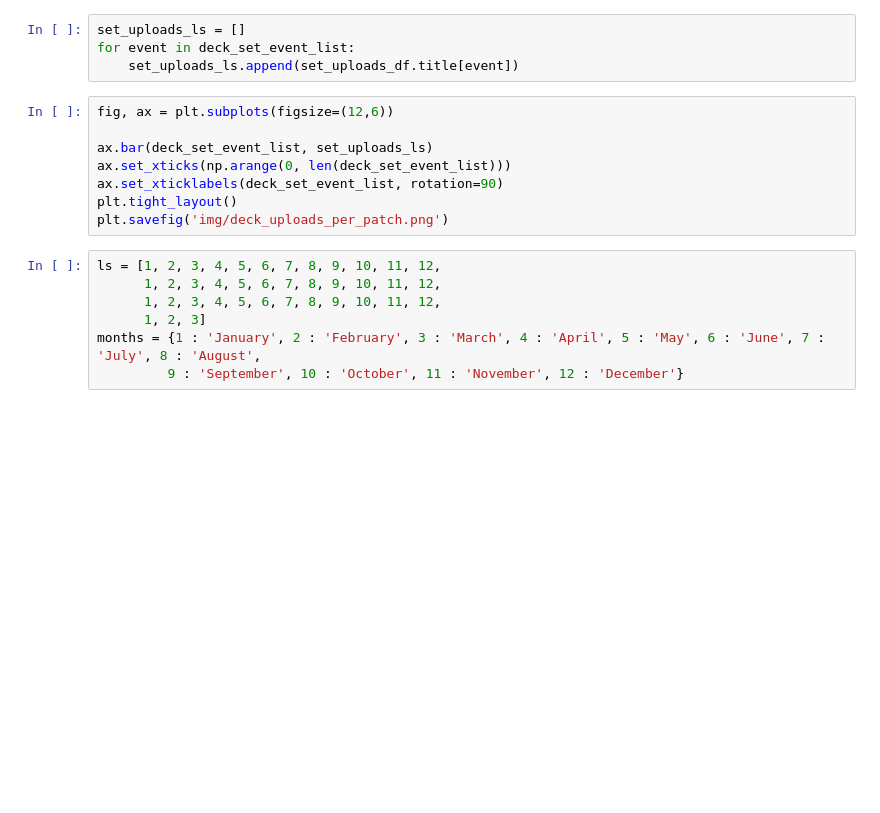
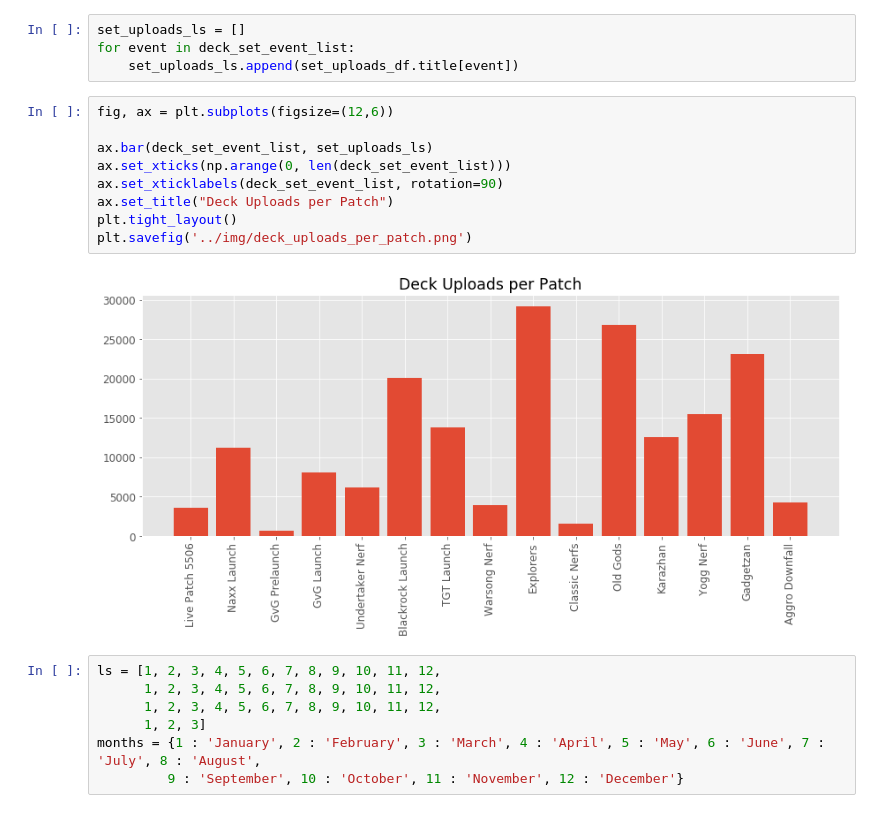
Before and after one commit to NJacobsohn/Hearthstone-Data-Analysis, a Jupyter notebook: notebooks/EDA_plotting.ipynb, the cells around one changed output. Drawn from its saved outputs; the diff is of its cells as text; blank space fills up the shorter version.

Commit message:
updated one plot, notebook is clean now

```diff
--- a/notebooks/EDA_plotting.ipynb
+++ b/notebooks/EDA_plotting.ipynb
@@ -280,11 +304,14 @@ for event in deck_set_event_list:
 # %%
 fig, ax = plt.subplots(figsize=(12,6))
 
 ax.bar(deck_set_event_list, set_uploads_ls)
 ax.set_xticks(np.arange(0, len(deck_set_event_list)))
 ax.set_xticklabels(deck_set_event_list, rotation=90)
+ax.set_title("Deck Uploads per Patch")
 plt.tight_layout()
-plt.savefig('img/deck_uploads_per_patch.png')
+plt.savefig('../img/deck_uploads_per_patch.png')
+# %% [output]
+[figure, added]
 # %%
 ls = [1, 2, 3, 4, 5, 6, 7, 8, 9, 10, 11, 12,
       1, 2, 3, 4, 5, 6, 7, 8, 9, 10, 11, 12,
```
Also changed, not shown: parts of 20 cells of this notebook, 1 other file.
